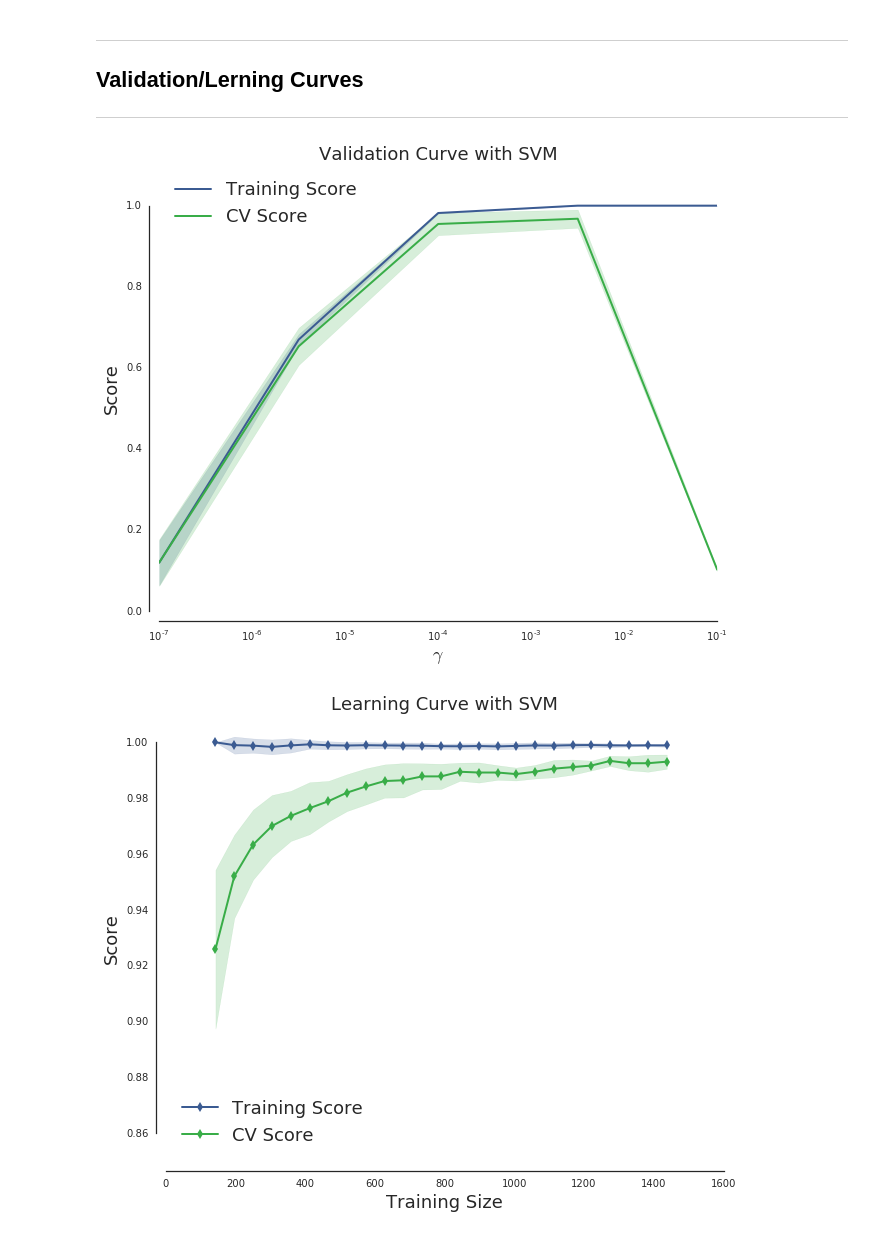
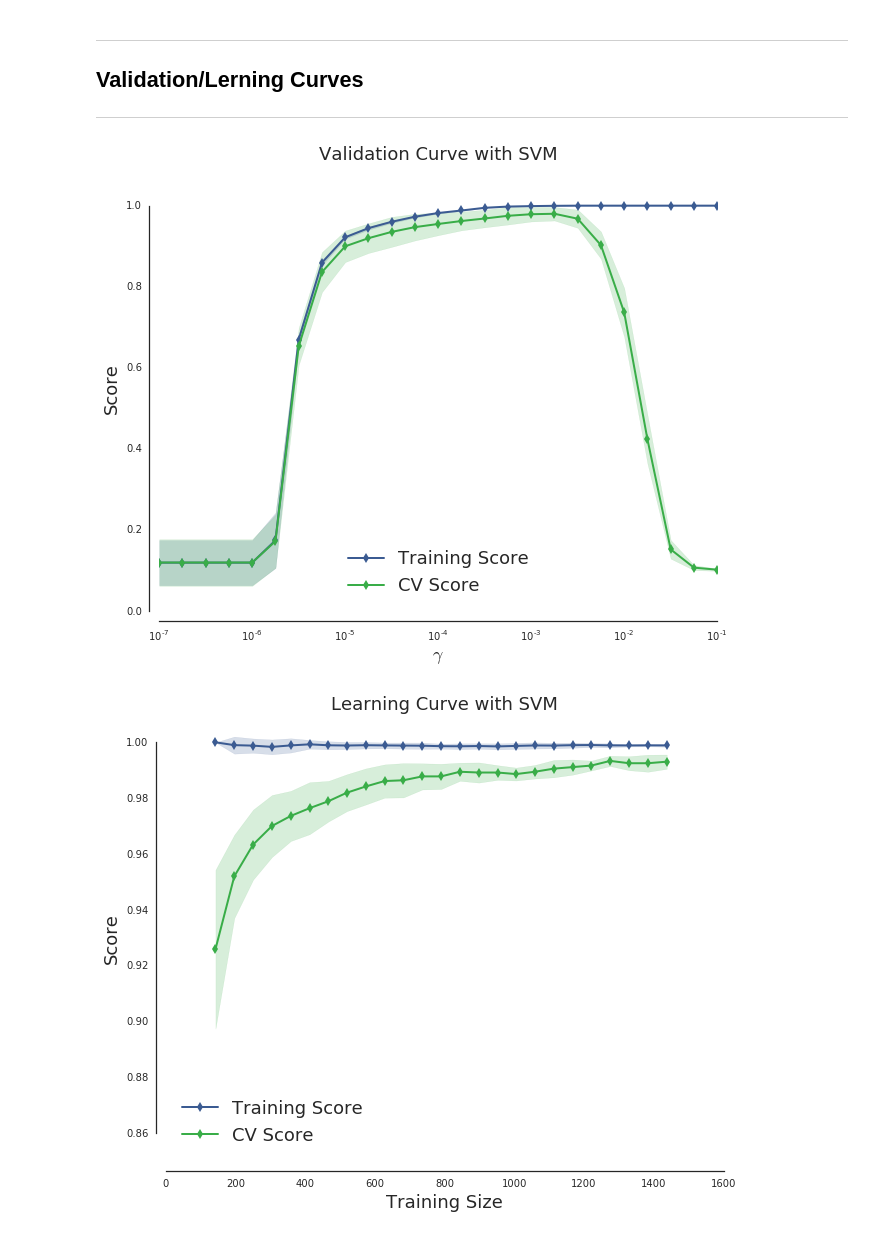
Before and after one commit to lcdm-uiuc/info490-sp16, a Jupyter notebook: Week6/notebooks/intro2pc.ipynb, the cells around one changed output. Saved outputs shown, nothing was run; the diff lists cells and outputs as text; code cells hidden in the pictures.

```diff
--- a/Week6/notebooks/intro2pc.ipynb
+++ b/Week6/notebooks/intro2pc.ipynb
@@ -366,37 +366,37 @@ Test Score = 0.975
 # http://scikit-learn.org/stable/auto_examples/model_selection/plot_validation_curve.html
 
 from sklearn.learning_curve import validation_curve
 from helper_code import vlcurves
 
-param_range = np.logspace(-7, -1, 5)
+param_range = np.logspace(-7, -1, 25)
 trn_scr, tst_scr = validation_curve(svm.SVC(), x, y, param_name="gamma", \
                                     param_range=param_range, cv=10, scoring="accuracy")
 
 y1, y1h, y1l, y2, y2h, y2l = vlcurves.get_range(param_range, trn_scr, tst_scr)
 
 # Plot the results
 sns.set(style="white", font_scale=1.0)
 fig, ax = plt.subplots(figsize=(10,8))
 
 # Plot data and ranges
 trn_color = color=sns.xkcd_rgb["denim blue"]
-plt.semilogx(param_range, y1, label="Training Score", lw=2, color=trn_color)
+plt.semilogx(param_range, y1, label="Training Score", marker='d', lw=2, color=trn_color)
 plt.fill_between(param_range, y1h, y1l, alpha=0.2, color=trn_color)
 
 tst_color = color=sns.xkcd_rgb["medium green"]
-plt.semilogx(param_range, y2, label="CV Score", lw=2, color=tst_color)
+plt.semilogx(param_range, y2, label="CV Score", marker='d', lw=2, color=tst_color)
 plt.fill_between(param_range, y2h, y2l, alpha=0.2, color=tst_color)
 
 plt.title("Validation Curve with SVM", fontsize=18)
 plt.xlabel('$\gamma$', fontsize=18)
 plt.ylabel("Score", fontsize=18)
 plt.ylim(0.0, 1.1)
 plt.legend(loc="best", fontsize=18)
 
 sns.despine(offset=10, trim=True)
 plt.show()
 # %% [output]
-[figure, old version]
+[figure, new version]
 # %%
 # Modified from scikit learn example:
 # http://scikit-learn.org/stable/auto_examples/model_selection/plot_learning_curve.html
```
Also changed, not shown: parts of 1 cell of this notebook, 3 other files.
